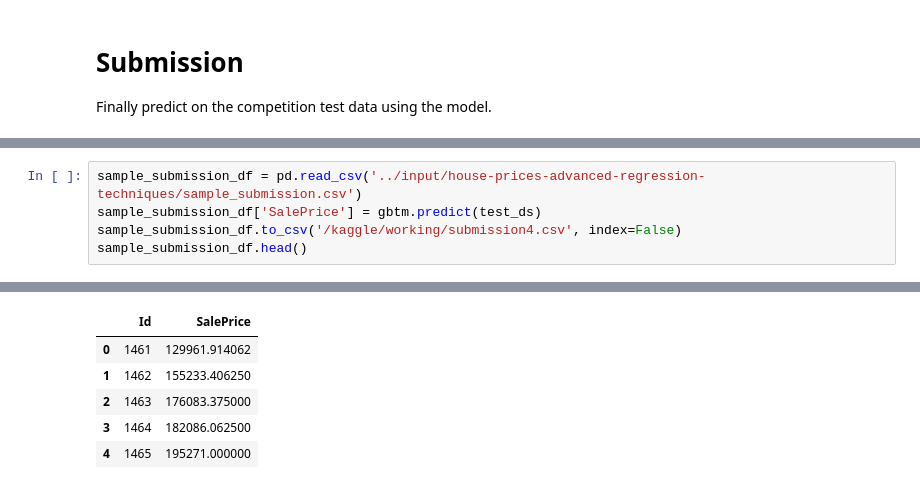
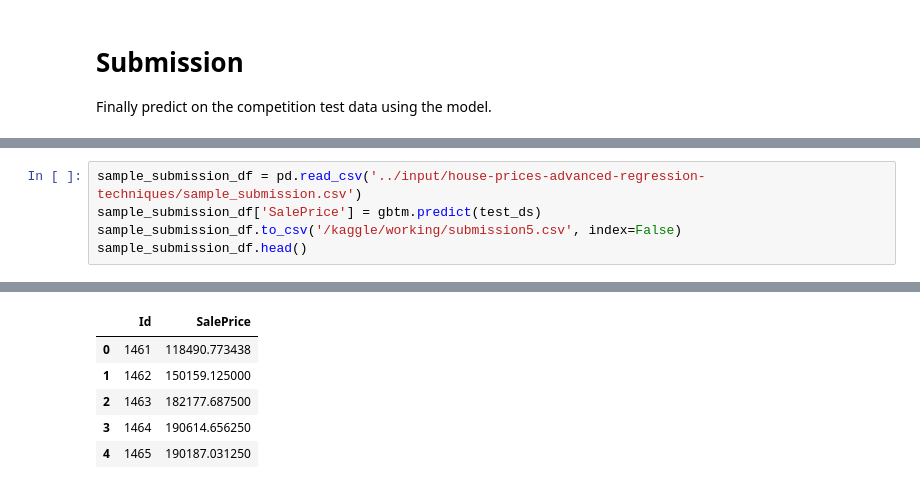
Before and after one commit to jjjj17/kaggle-houseprices, a Jupyter notebook: house-prices-prediction-using-tfdf.ipynb, the cells around one changed output, grey strips where cells are left out. Cells and saved outputs as stored; diff of their text form.

Commit message:
Kaggle Notebook | House Prices Prediction using TFDF | More hp tuning

```diff
--- a/house-prices-prediction-using-tfdf.ipynb
+++ b/house-prices-prediction-using-tfdf.ipynb
@@ -313,6 +318,6 @@ output.head()
 # %%
 sample_submission_df = pd.read_csv('../input/house-prices-advanced-regression-techniques/sample_submission.csv')
 sample_submission_df['SalePrice'] = gbtm.predict(test_ds)
-sample_submission_df.to_csv('/kaggle/working/submission4.csv', index=False)
+sample_submission_df.to_csv('/kaggle/working/submission5.csv', index=False)
 sample_submission_df.head()
 # %% [output]
@@ -320,6 +325,6 @@ sample_submission_df.head()
 |  | Id | SalePrice |
-| 0 | 1461 | 129961.914062 |
-| 1 | 1462 | 155233.406250 |
-| 2 | 1463 | 176083.375000 |
-| 3 | 1464 | 182086.062500 |
-| 4 | 1465 | 195271.000000 |
+| 0 | 1461 | 118490.773438 |
+| 1 | 1462 | 150159.125000 |
+| 2 | 1463 | 182177.687500 |
+| 3 | 1464 | 190614.656250 |
+| 4 | 1465 | 190187.031250 |
```
Also changed, not shown: parts of 13 cells of this notebook.
